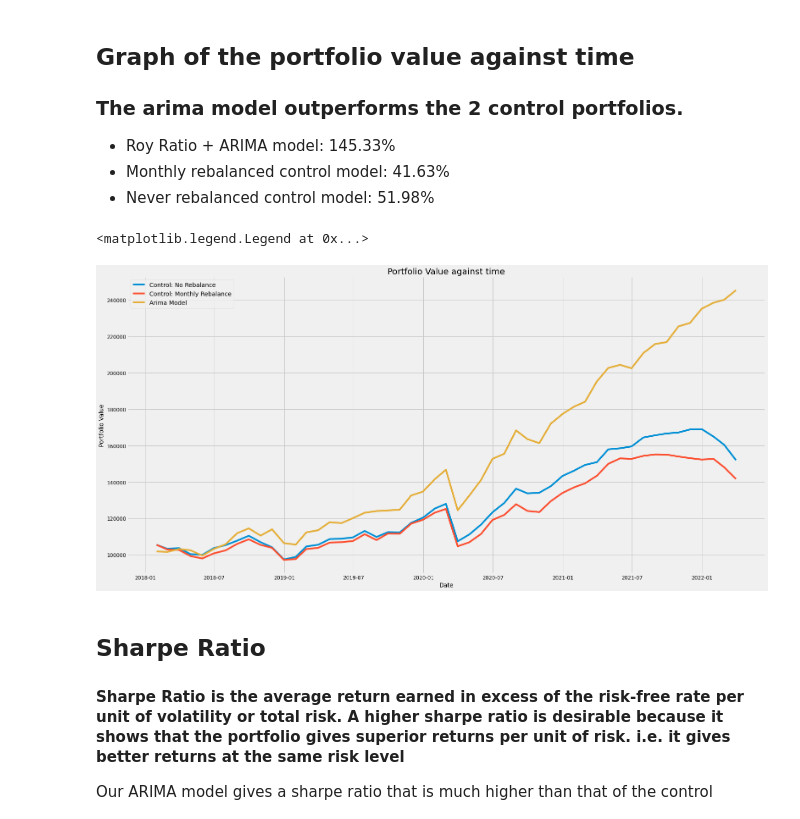
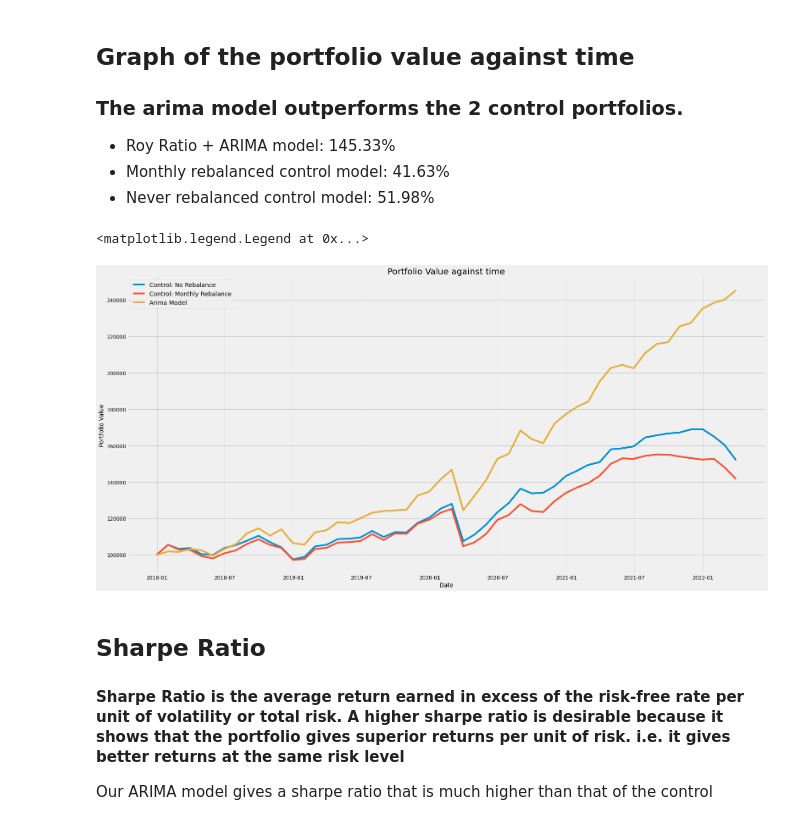
Before and after one commit to Royleong31/Stock-Portfolio-Optimiser, a Jupyter notebook: comparingModels.ipynb, the cells around one changed output. Cells and saved outputs as stored; diff of their text form; code cells hidden in the pictures.

```diff
--- a/comparingModels.ipynb
+++ b/comparingModels.ipynb
@@ -16,7 +16,7 @@ import ipynb.fs.full.controlNoRebalance as noRebalance
 import ipynb.fs.full.controlRebalanceMonthly as monthlyRebalance
 import ipynb.fs.full.arimaModel as arimaModel
 # %%
-noRebalanceData = noRebalance.portfolioValue[1:]
+noRebalanceData = noRebalance.portfolioValue
 noRebalancePortfolioValue = list(map(lambda x: x*100000, noRebalanceData))
 
 monthlyRebalanceData = monthlyRebalance.portfolioValue
@@ -29,19 +29,19 @@ monthlyRebalancePortfolioValue = list(map(lambda x: x*100000, monthlyRebalanceDa
 - Monthly rebalanced control model: 41.63%
 - Never rebalanced control model: 51.98%
 # %%
-x = noRebalance.data.index[1:]
+x = noRebalance.data.index
 
 f, axes = plt.subplots(figsize=(24, 12))
 plt.title('Portfolio Value against time')
 plt.xlabel('Date')
 plt.ylabel('Portfolio Value')
 plt.plot(x,noRebalancePortfolioValue)
 plt.plot(x, monthlyRebalancePortfolioValue)
-plt.plot(x, arimaModel.portfolioValuesArr)
+plt.plot(x, arimaModel.allPortfolioValues)
 plt.legend(['Control: No Rebalance', 'Control: Monthly Rebalance', 'Arima Model'])
 # %% [output]
 <matplotlib.legend.Legend at 0x...>
-[figure, old version]
+[figure, new version]
 # %% [markdown]
 ## Sharpe Ratio
 #### Sharpe Ratio is the average return earned in excess of the risk-free rate per unit of volatility or total risk. A higher sharpe ratio is desirable because it shows that the portfolio gives superior returns per unit of risk. i.e. it gives better returns at the same risk level
```
Also changed, not shown: parts of 1 cell of this notebook.
